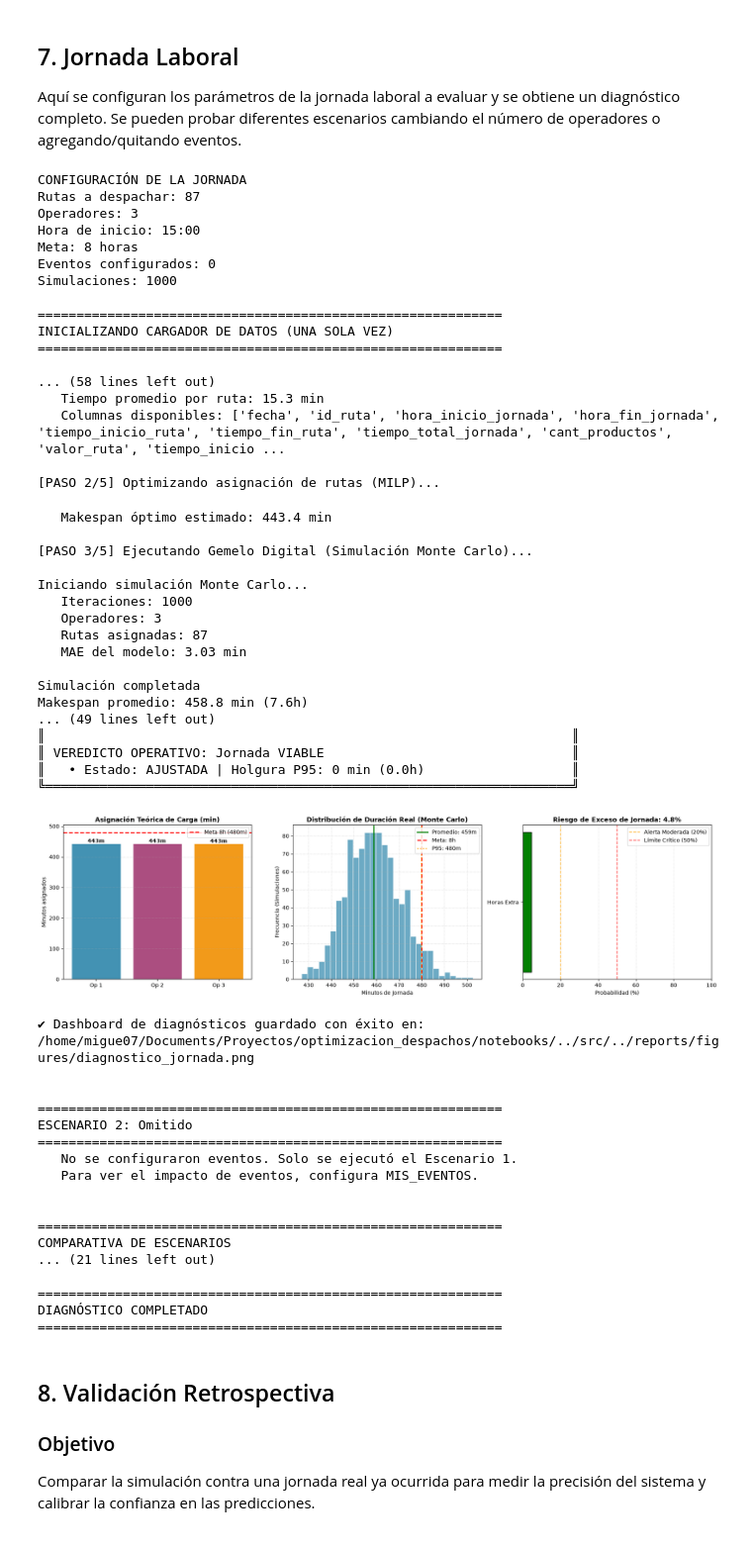
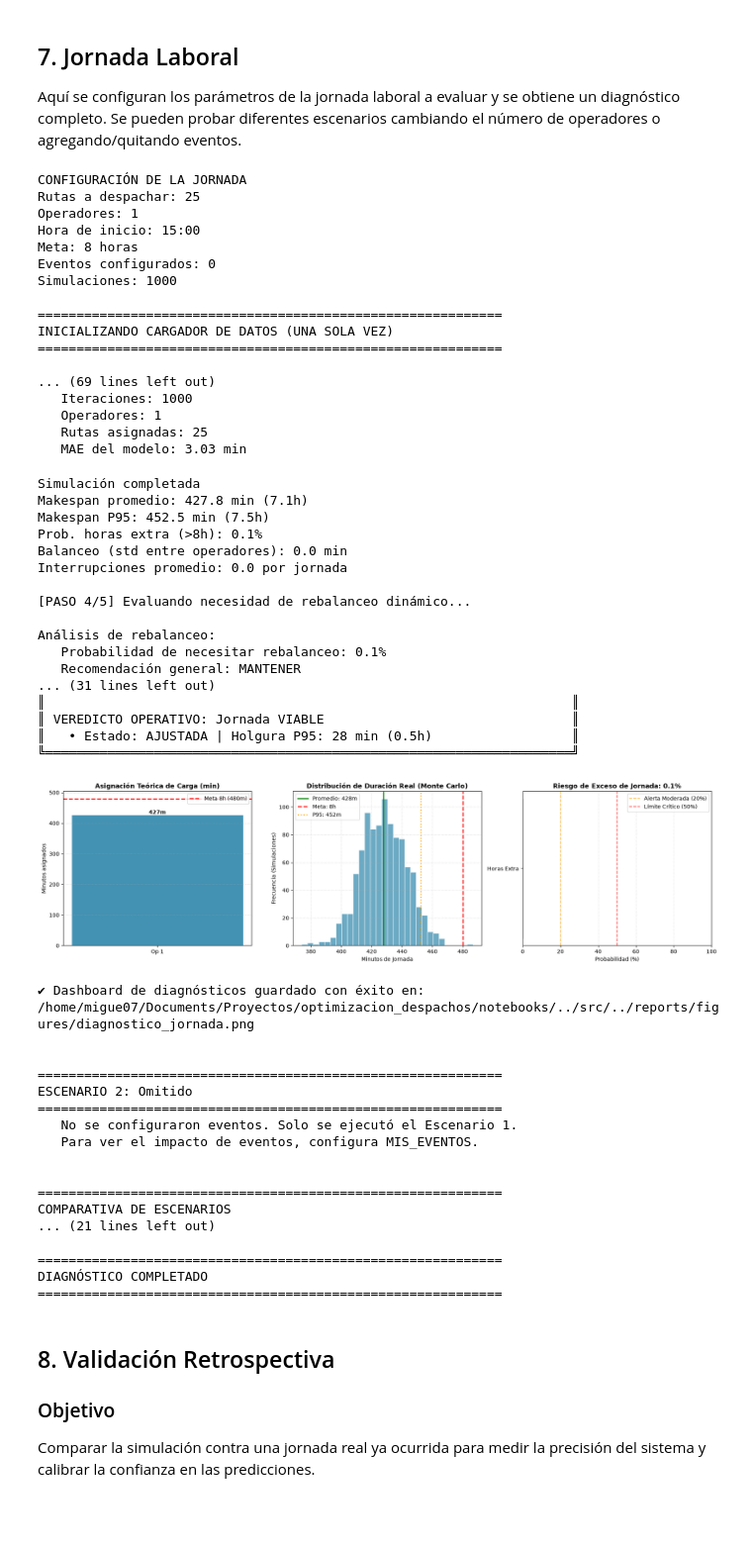
Before and after one commit to pixel-phy/optimizacion_despachos, a Jupyter notebook: notebooks/03_optimizacion_simulacion.ipynb, the cells around one changed output. Shown at 99% size. Cells and saved outputs as stored; diff of their text form; code cells hidden in the pictures.

```diff
--- a/notebooks/03_optimizacion_simulacion.ipynb
+++ b/notebooks/03_optimizacion_simulacion.ipynb
@@ -223,17 +223,13 @@ Aquí se configuran los parámetros de la jornada laboral a evaluar y se obtiene
 
 # Rutas a despachar según planificación
 MIS_RUTAS_REALES = [
-    213, 252, 253, 254, 255, 256, 257, 258, 260, 261, 263, 264, 266, 211, 209,
-    207, 201, 1259, 9389, 9388, 9387, 9386, 9385, 9384, 315, 313, 312, 311, 310,
-    309, 308, 307, 306, 304, 303, 301, 9435, 9426, 9425, 9424, 9422, 9419, 9390,
-    9371, 9370, 9355, 9353, 9345, 9344, 9340, 9339, 9337, 9326, 9320, 9312, 9311,
-    9310, 9305, 8256, 8003, 8002, 7739, 7733, 7729, 7693, 7692, 7690, 7681, 7680,
-    7677, 7675, 7663, 7659, 7651, 7649, 7643, 7642, 7640, 7637, 7634, 7631, 7627,
-    7626, 7624, 7604, 7601, 9383
+     9376, 9375, 8002, 9378, 9379, 9384, 9386, 9390, 7603, 7606,
+    7613, 7628, 7644, 7648, 7664, 7656, 7674, 7691, 7732, 307, 310,
+    201, 212, 256, 264
 ]
 
 # Parámetros de jornada
-MIS_OPERADORES = 3
+MIS_OPERADORES = 1
 MI_HORA_INICIO = 15        # Formato 24 horas
 MI_META_HORAS = 8          # Jornada objetivo en horas
 MIS_SIMULACIONES = 1000
@@ -412,53 +408,53 @@ else:
 # Análisis de rebalanceo
 if reb.get('probabilidad_rebalanceo_global', 0) > 20:
     print(f"\nPLAN DE CONTINGENCIA:")
     print(f"   Probabilidad de necesitar rebalanceo: {reb['probabilidad_rebalanceo_global']:.1f}%")
     print(f"   Recomendación: {reb.get('recomendacion', 'N/A')}")
     if reb.get('momentos_criticos'):
         for mc in reb['momentos_criticos'][:2]:
             hora_real = MI_HORA_INICIO + mc['hora_jornada']
             print(f"   Monitorear a las {hora_real}:00 hrs ({mc['probabilidad_retraso']:.0f}% prob. retraso)")
 
 print("\n")
 print("="*60)
 print("DIAGNÓSTICO COMPLETADO")
 print("="*60)
 # %% [output]
 CONFIGURACIÓN DE LA JORNADA
-Rutas a despachar: 87
-Operadores: 3
+Rutas a despachar: 25
+Operadores: 1
 Hora de inicio: 15:00
 Meta: 8 horas
 Eventos configurados: 0
 Simulaciones: 1000
 
 ============================================================
 INICIALIZANDO CARGADOR DE DATOS (UNA SOLA VEZ)
 ============================================================
 
-... (58 lines left out)
-   Tiempo promedio por ruta: 15.3 min
-   Columnas disponibles: ['fecha', 'id_ruta', 'hora_inicio_jornada', 'hora_fin_jornada', 'tiempo_inicio_ruta', 'tiempo_fin_ruta', 'tiempo_total_jornada', 'cant_productos', 'valor_ruta', 'tiempo_inicio ...
-
-[PASO 2/5] Optimizando asignación de rutas (MILP)...
+... (69 lines left out)
+   Iteraciones: 1000
+   Operadores: 1
+   Rutas asignadas: 25
+   MAE del modelo: 3.03 min
-   Makespan óptimo estimado: 443.4 min
+Simulación completada
+Makespan promedio: 427.8 min (7.1h)
+Makespan P95: 452.5 min (7.5h)
+Prob. horas extra (>8h): 0.1%
+Balanceo (std entre operadores): 0.0 min
+Interrupciones promedio: 0.0 por jornada
 
-[PASO 3/5] Ejecutando Gemelo Digital (Simulación Monte Carlo)...
+[PASO 4/5] Evaluando necesidad de rebalanceo dinámico...
 
-Iniciando simulación Monte Carlo...
-   Iteraciones: 1000
-   Operadores: 3
-   Rutas asignadas: 87
-   MAE del modelo: 3.03 min
-
-Simulación completada
-Makespan promedio: 458.8 min (7.6h)
-... (49 lines left out)
+Análisis de rebalanceo:
+   Probabilidad de necesitar rebalanceo: 0.1%
+   Recomendación general: MANTENER
+... (31 lines left out)
 ║                                                                    ║
 ║ VEREDICTO OPERATIVO: Jornada VIABLE                                ║
-║   • Estado: AJUSTADA | Holgura P95: 0 min (0.0h)                   ║
+║   • Estado: AJUSTADA | Holgura P95: 28 min (0.5h)                  ║
 ╚════════════════════════════════════════════════════════════════════╝
-[figure, old version]
+[figure, new version]
 ✔ Dashboard de diagnósticos guardado con éxito en: /home/migue07/Documents/Proyectos/optimizacion_despachos/notebooks/../src/../reports/figures/diagnostico_jornada.png
 
 
```
Also changed, not shown: 4 other files.
